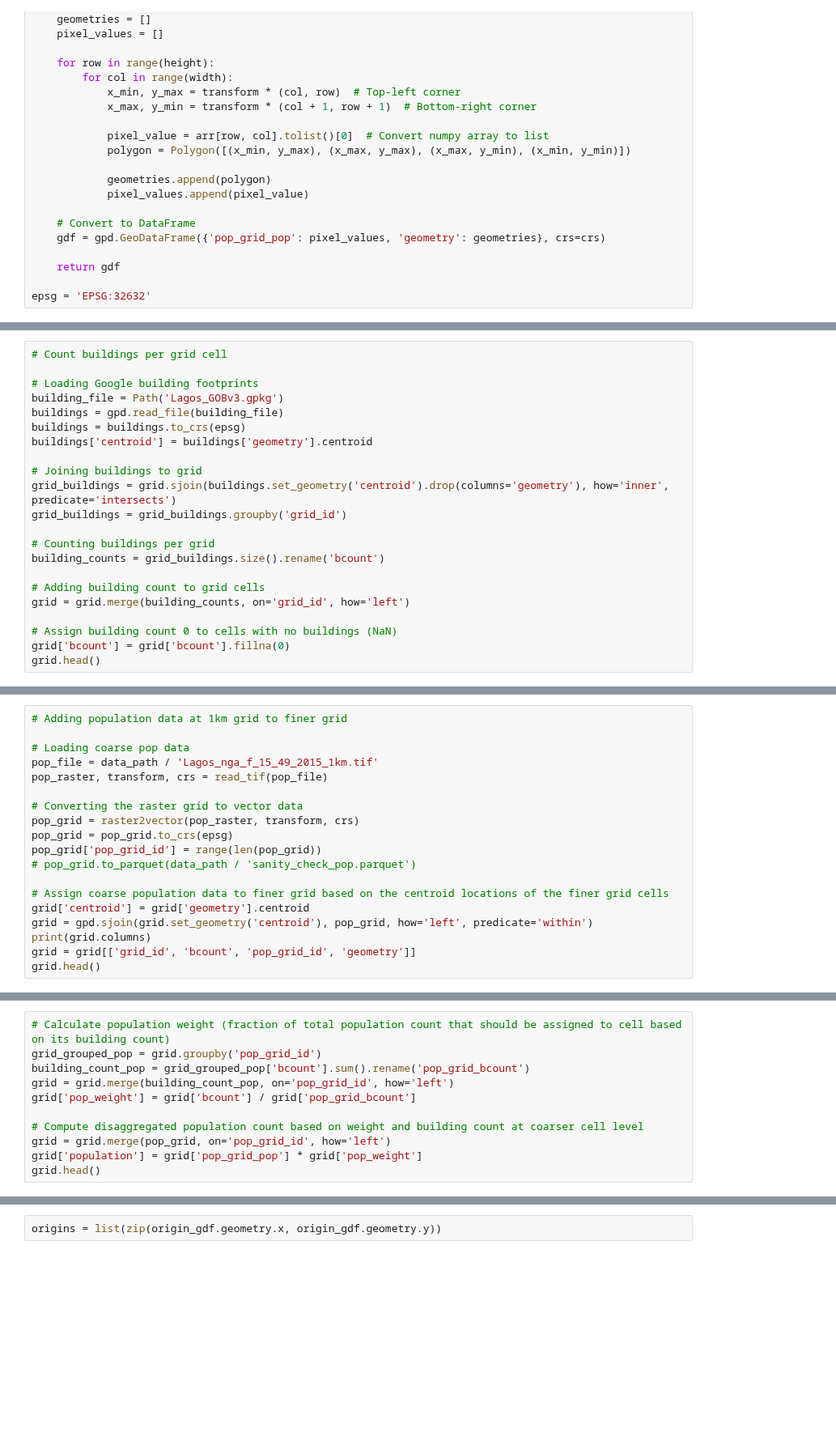
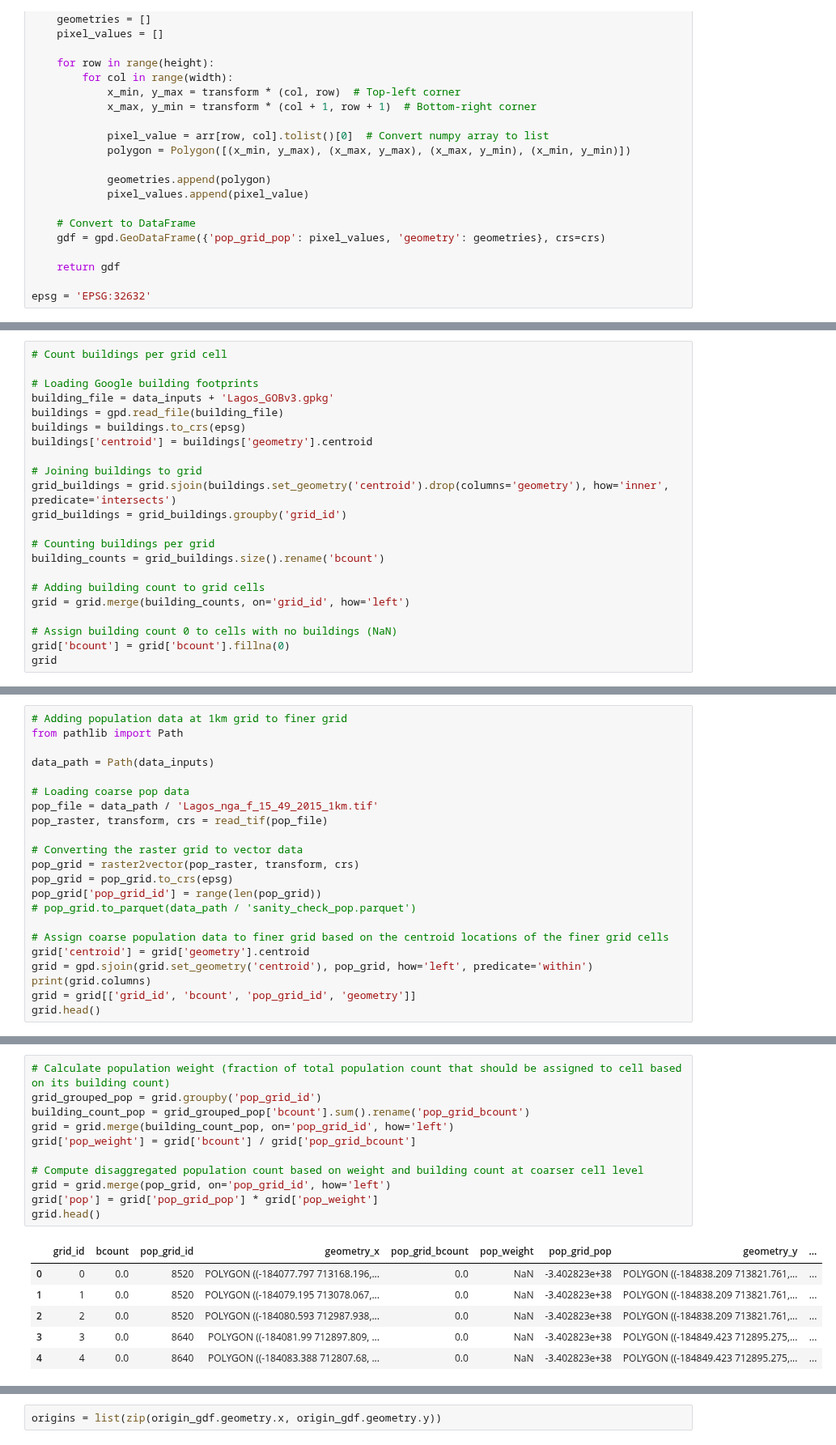
Before and after one commit to urbanbigdatacentre/ideamaps-models, a Jupyter notebook: models/emergency-maternal-care/scripts/Health_Care_Access_3_closet_EmOC.ipynb, the cells around one changed output, grey strips where cells are left out. Shown at 81% size. Cells and saved outputs as stored; diff of their text form; blank space fills up the shorter version.

```diff
--- a/models/emergency-maternal-care/scripts/Health_Care_Access_3_closet_EmOC.ipynb
+++ b/models/emergency-maternal-care/scripts/Health_Care_Access_3_closet_EmOC.ipynb
@@ -244,7 +251,7 @@ grid.head()
 # Count buildings per grid cell
 
 # Loading Google building footprints
-building_file = Path('Lagos_GOBv3.gpkg')
+building_file = data_inputs + 'Lagos_GOBv3.gpkg'
 buildings = gpd.read_file(building_file)
 buildings = buildings.to_crs(epsg)
 buildings['centroid'] = buildings['geometry'].centroid
@@ -261,4 +268,4 @@ grid = grid.merge(building_counts, on='grid_id', how='left')
 
 # Assign building count 0 to cells with no buildings (NaN)
 grid['bcount'] = grid['bcount'].fillna(0)
-grid.head()
+grid
@@ -265,5 +286,8 @@ grid.head()
 # %%
 # Adding population data at 1km grid to finer grid
+from pathlib import Path
+
+data_path = Path(data_inputs)
 
 # Loading coarse pop data
 pop_file = data_path / 'Lagos_nga_f_15_49_2015_1km.tif'
@@ -284,13 +322,20 @@ grid.head()
 # %%
 # Calculate population weight (fraction of total population count that should be assigned to cell based on its building count)
 grid_grouped_pop = grid.groupby('pop_grid_id')
 building_count_pop = grid_grouped_pop['bcount'].sum().rename('pop_grid_bcount')
 grid = grid.merge(building_count_pop, on='pop_grid_id', how='left')
 grid['pop_weight'] = grid['bcount'] / grid['pop_grid_bcount']
 
 # Compute disaggregated population count based on weight and building count at coarser cell level
 grid = grid.merge(pop_grid, on='pop_grid_id', how='left')
-grid['population'] = grid['pop_grid_pop'] * grid['pop_weight']
+grid['pop'] = grid['pop_grid_pop'] * grid['pop_weight']
 grid.head()
+# %% [output]
+|  | grid_id | bcount | pop_grid_id | geometry_x | pop_grid_bcount | pop_weight | pop_grid_pop | geometry_y | ... |
+| 0 | 0 | 0.0 | 8520 | POLYGON ((-184077.797 713168.196,... | 0.0 | NaN | -3.402823e+38 | POLYGON ((-184838.209 713821.761,... | ... |
+| 1 | 1 | 0.0 | 8520 | POLYGON ((-184079.195 713078.067,... | 0.0 | NaN | -3.402823e+38 | POLYGON ((-184838.209 713821.761,... | ... |
+| 2 | 2 | 0.0 | 8520 | POLYGON ((-184080.593 712987.938,... | 0.0 | NaN | -3.402823e+38 | POLYGON ((-184838.209 713821.761,... | ... |
+| 3 | 3 | 0.0 | 8640 | POLYGON ((-184081.99 712897.809, ... | 0.0 | NaN | -3.402823e+38 | POLYGON ((-184849.423 712895.275,... | ... |
+| 4 | 4 | 0.0 | 8640 | POLYGON ((-184083.388 712807.68, ... | 0.0 | NaN | -3.402823e+38 | POLYGON ((-184849.423 712895.275,... | ... |
 # %%
 # Saving to file
```
Also changed, not shown: parts of 6 cells of this notebook, 1 other file.
